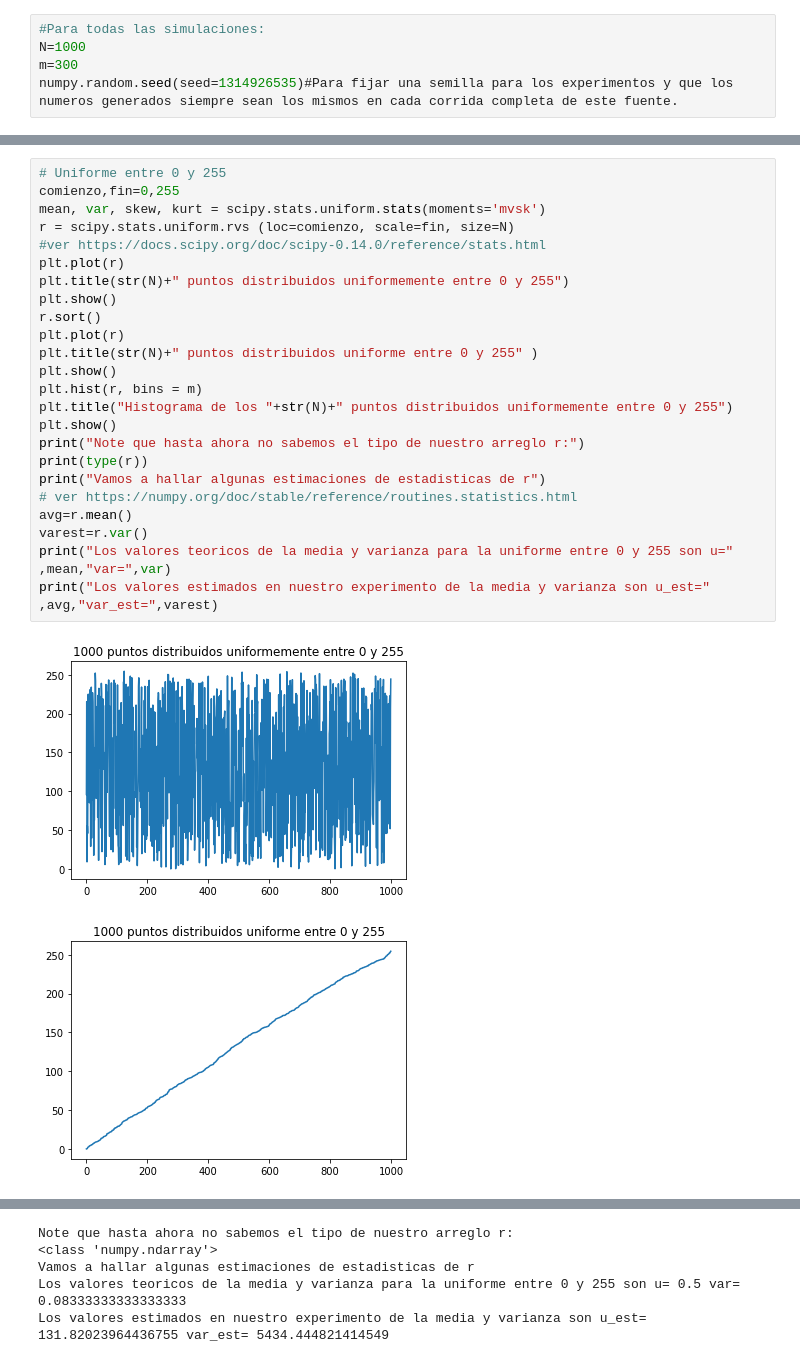
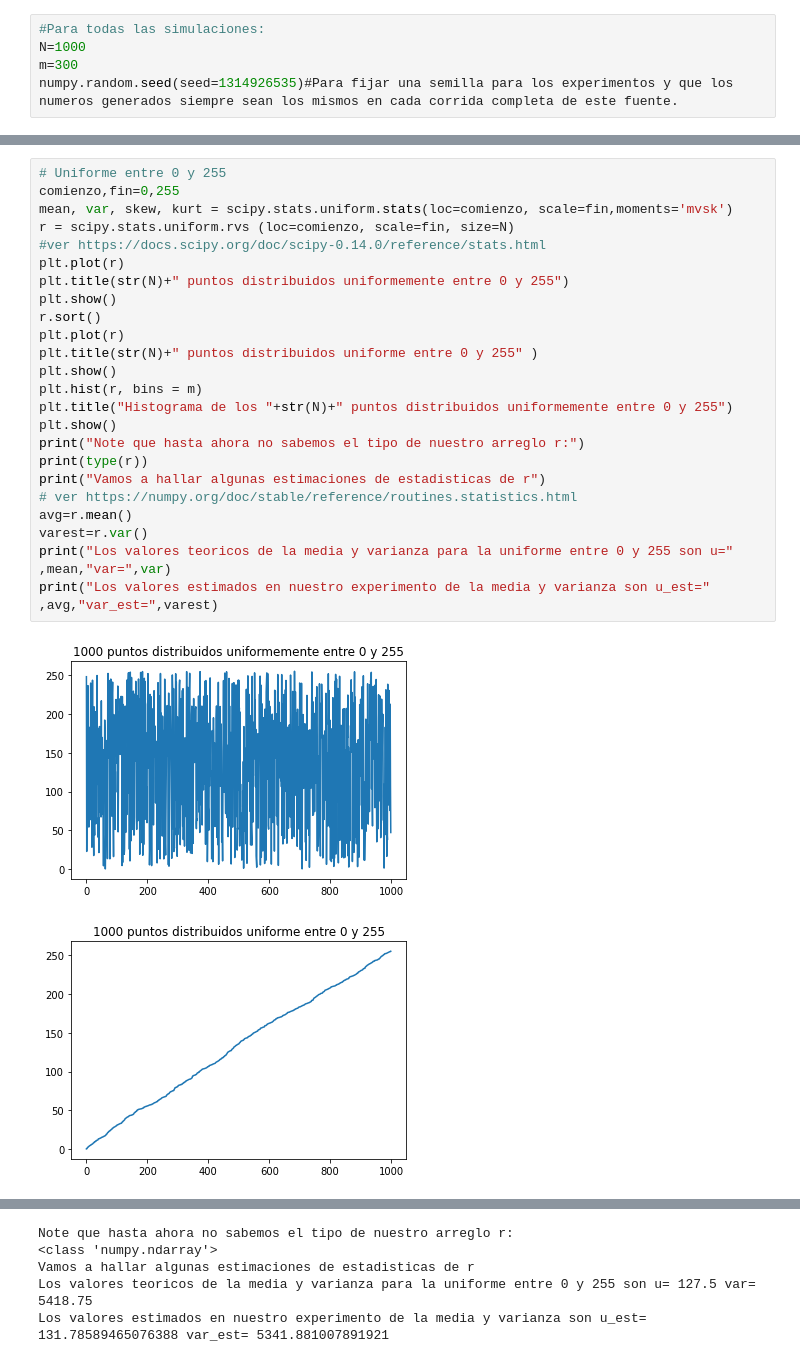
Before and after one commit to Erick-Rodriguez01/IA, a Jupyter notebook: IA_Taller_en_clase_Erick_Zair_Rodríguez_Sierra.ipynb, the cells around one changed output, grey strips where cells are left out. Cells and saved outputs as stored; diff of their text form.

```diff
--- a/IA_Taller_en_clase_Erick_Zair_Rodríguez_Sierra.ipynb
+++ b/IA_Taller_en_clase_Erick_Zair_Rodríguez_Sierra.ipynb
@@ -260,27 +260,27 @@ Los valores estimados en nuestro experimento de la media y varianza son u_est= 4
 # %%
 # Uniforme entre 0 y 255
 comienzo,fin=0,255
-mean, var, skew, kurt = scipy.stats.uniform.stats(moments='mvsk')
+mean, var, skew, kurt = scipy.stats.uniform.stats(loc=comienzo, scale=fin,moments='mvsk')
 r = scipy.stats.uniform.rvs (loc=comienzo, scale=fin, size=N)
 #ver https://docs.scipy.org/doc/scipy-0.14.0/reference/stats.html
 plt.plot(r)
 plt.title(str(N)+" puntos distribuidos uniformemente entre 0 y 255")
 plt.show()
 r.sort()
 plt.plot(r)
 plt.title(str(N)+" puntos distribuidos uniforme entre 0 y 255" )
 plt.show()
 plt.hist(r, bins = m)
 plt.title("Histograma de los "+str(N)+" puntos distribuidos uniformemente entre 0 y 255")
 plt.show()
 print("Note que hasta ahora no sabemos el tipo de nuestro arreglo r:")
 print(type(r))
 print("Vamos a hallar algunas estimaciones de estadisticas de r")
 # ver https://numpy.org/doc/stable/reference/routines.statistics.html
 avg=r.mean()
 varest=r.var()
 print("Los valores teoricos de la media y varianza para la uniforme entre 0 y 255 son u=" ,mean,"var=",var)
 print("Los valores estimados en nuestro experimento de la media y varianza son u_est=" ,avg,"var_est=",varest)
 # %% [output]
-[figure, old version]
+[figure, new version]
-[figure, old version]
+[figure, new version]
@@ -288,8 +288,8 @@ print("Los valores estimados en nuestro experimento de la media y varianza son u
 Note que hasta ahora no sabemos el tipo de nuestro arreglo r:
 <class 'numpy.ndarray'>
 Vamos a hallar algunas estimaciones de estadisticas de r
-Los valores teoricos de la media y varianza para la uniforme entre 0 y 255 son u= 0.5 var= 0.08333333333333333
-Los valores estimados en nuestro experimento de la media y varianza son u_est= 131.82023964436755 var_est= 5434.444821414549
+Los valores teoricos de la media y varianza para la uniforme entre 0 y 255 son u= 127.5 var= 5418.75
+Los valores estimados en nuestro experimento de la media y varianza son u_est= 131.78589465076388 var_est= 5341.881007891921
 # %%
 # Exponencial con Lamnda L
 L=0.3
```
Also changed, not shown: parts of 16 cells of this notebook.
